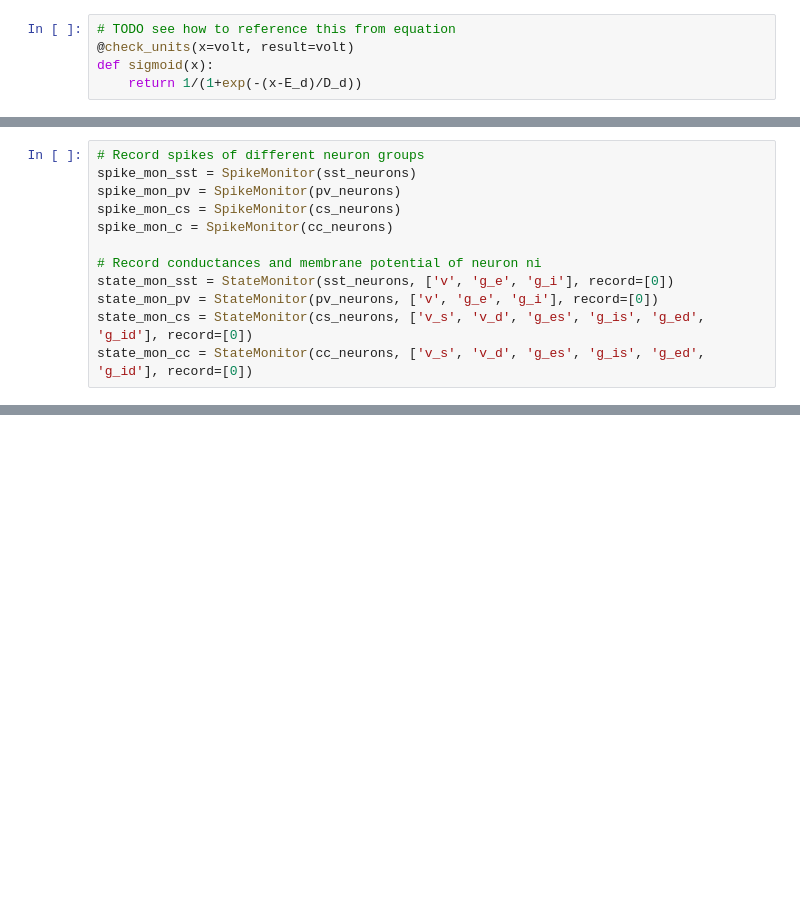
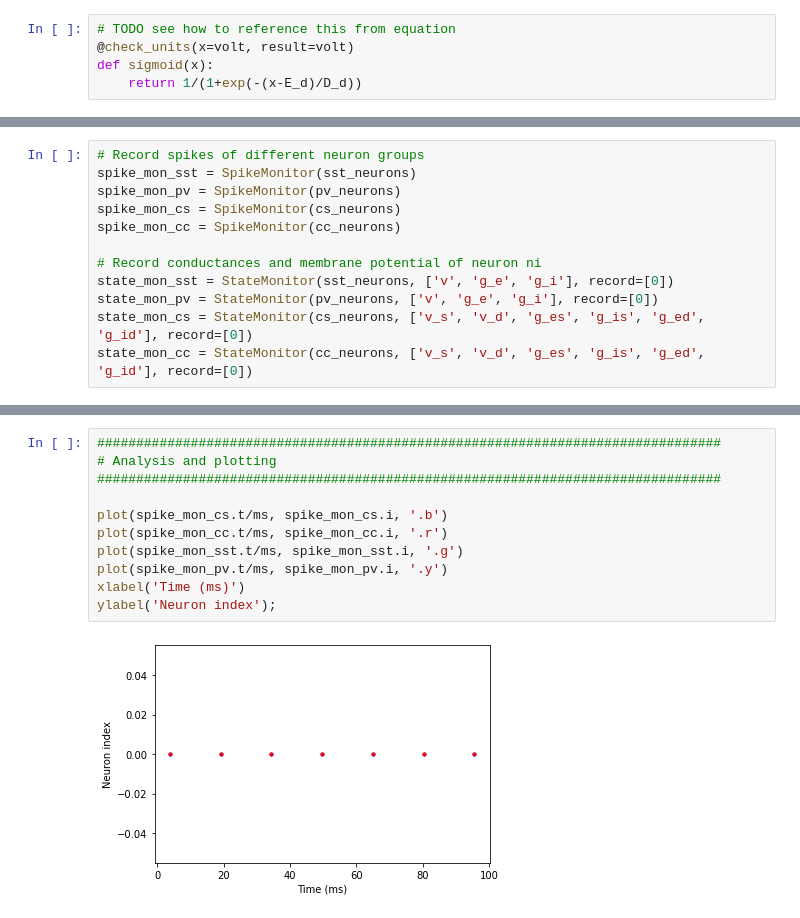
Before and after one commit to DanInci/snn_visual_cortex, a Jupyter notebook: layer5_CC_CS_sandbox.ipynb, the cells around one changed output, grey strips where cells are left out. Drawn from its saved outputs; the diff is of its cells as text; blank space fills up the shorter version.

```diff
--- a/layer5_CC_CS_sandbox.ipynb
+++ b/layer5_CC_CS_sandbox.ipynb
@@ -204,7 +230,7 @@ WARNING    Removing unsupported flag '-march=native' from compiler flags. [brian
 spike_mon_sst = SpikeMonitor(sst_neurons)
 spike_mon_pv = SpikeMonitor(pv_neurons)
 spike_mon_cs = SpikeMonitor(cs_neurons)
-spike_mon_c = SpikeMonitor(cc_neurons)
+spike_mon_cc = SpikeMonitor(cc_neurons)
 
 # Record conductances and membrane potential of neuron ni
 state_mon_sst = StateMonitor(sst_neurons, ['v', 'g_e', 'g_i'], record=[0])
@@ -223,0 +248,13 @@ ylabel('v');
+# %%
+################################################################################
+# Analysis and plotting
+################################################################################
+
+plot(spike_mon_cs.t/ms, spike_mon_cs.i, '.b')
+plot(spike_mon_cc.t/ms, spike_mon_cc.i, '.r')
+plot(spike_mon_sst.t/ms, spike_mon_sst.i, '.g')
+plot(spike_mon_pv.t/ms, spike_mon_pv.i, '.y')
+xlabel('Time (ms)')
+ylabel('Neuron index');
+# %% [output]
+[figure, added]
```
Also changed, not shown: parts of 12 cells of this notebook, 1 other file.
